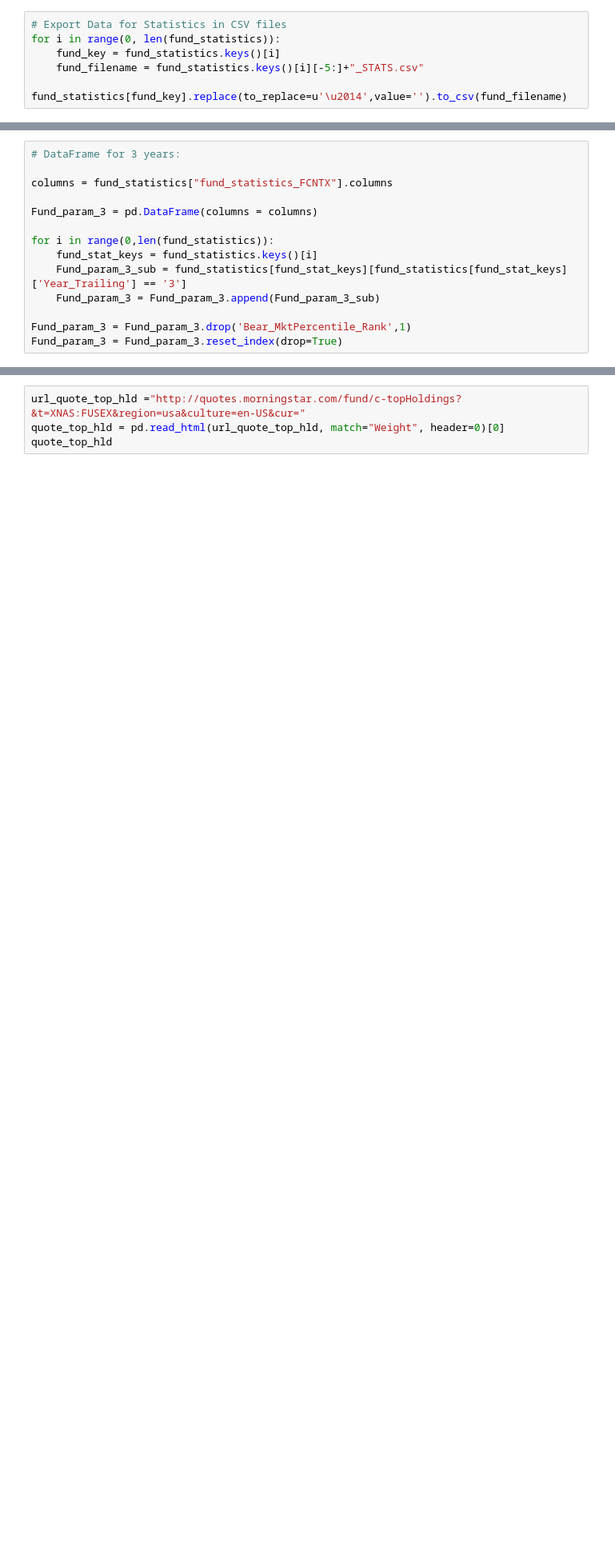
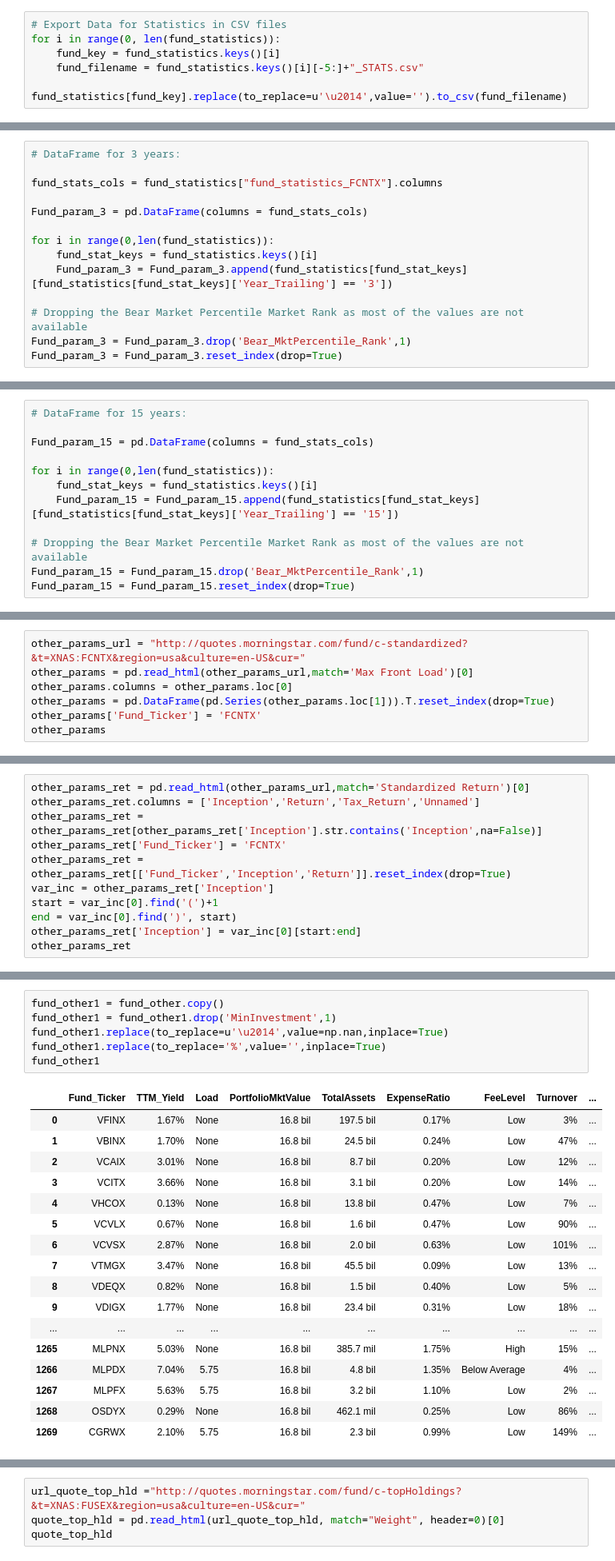
Before and after one commit to rupeshmore85/cs109_Fund_Analytics, a Jupyter notebook: Python_Code/Final_Project_Code.ipynb, the cells around one changed output, grey strips where cells are left out. Shown at 80% size. Saved outputs shown, nothing was run; the diff lists cells and outputs as text; blank space fills up the shorter version.

Commit message:
Collected other fund parameters like expense,ratio, management information, returns since inception for analysis

```diff
--- a/Python_Code/Final_Project_Code.ipynb
+++ b/Python_Code/Final_Project_Code.ipynb
@@ -533,14 +537,14 @@ fund_statistics["fund_statistics_VTWNX"]
 # %%
 # DataFrame for 3 years:
 
-columns = fund_statistics["fund_statistics_FCNTX"].columns
+fund_stats_cols = fund_statistics["fund_statistics_FCNTX"].columns
 
-Fund_param_3 = pd.DataFrame(columns = columns)
+Fund_param_3 = pd.DataFrame(columns = fund_stats_cols)
 
 for i in range(0,len(fund_statistics)):
     fund_stat_keys = fund_statistics.keys()[i]
-    Fund_param_3_sub = fund_statistics[fund_stat_keys][fund_statistics[fund_stat_keys]['Year_Trailing'] == '3']
-    Fund_param_3 = Fund_param_3.append(Fund_param_3_sub)
+    Fund_param_3 = Fund_param_3.append(fund_statistics[fund_stat_keys][fund_statistics[fund_stat_keys]['Year_Trailing'] == '3'])
 
+# Dropping the Bear Market Percentile Market Rank as most of the values are not available
 Fund_param_3 = Fund_param_3.drop('Bear_MktPercentile_Rank',1)
 Fund_param_3 = Fund_param_3.reset_index(drop=True)
@@ -575,0 +652,12 @@ Fund_param_3 = Fund_param_3[Fund_param_3['R_Squared'] != -10001.0]
+# %%
+# DataFrame for 15 years:
+
+Fund_param_15 = pd.DataFrame(columns = fund_stats_cols)
+
+for i in range(0,len(fund_statistics)):
+    fund_stat_keys = fund_statistics.keys()[i]
+    Fund_param_15 = Fund_param_15.append(fund_statistics[fund_stat_keys][fund_statistics[fund_stat_keys]['Year_Trailing'] == '15'])
+
+# Dropping the Bear Market Percentile Market Rank as most of the values are not available
+Fund_param_15 = Fund_param_15.drop('Bear_MktPercentile_Rank',1)
+Fund_param_15 = Fund_param_15.reset_index(drop=True)
@@ -575,0 +689,7 @@ Fund_param_3 = Fund_param_3[Fund_param_3['R_Squared'] != -10001.0]
+# %%
+other_params_url = "http://quotes.morningstar.com/fund/c-standardized?&t=XNAS:FCNTX&region=usa&culture=en-US&cur="
+other_params = pd.read_html(other_params_url,match='Max Front Load')[0]
+other_params.columns = other_params.loc[0]
+other_params = pd.DataFrame(pd.Series(other_params.loc[1])).T.reset_index(drop=True)
+other_params['Fund_Ticker'] = 'FCNTX'
+other_params
@@ -575,0 +699,11 @@ Fund_param_3 = Fund_param_3[Fund_param_3['R_Squared'] != -10001.0]
+# %%
+other_params_ret = pd.read_html(other_params_url,match='Standardized Return')[0]
+other_params_ret.columns = ['Inception','Return','Tax_Return','Unnamed']
+other_params_ret = other_params_ret[other_params_ret['Inception'].str.contains('Inception',na=False)]
+other_params_ret['Fund_Ticker'] = 'FCNTX'
+other_params_ret = other_params_ret[['Fund_Ticker','Inception','Return']].reset_index(drop=True)
+var_inc = other_params_ret['Inception']
+start = var_inc[0].find('(')+1
+end = var_inc[0].find(')', start)
+other_params_ret['Inception'] = var_inc[0][start:end]
+other_params_ret
@@ -575,0 +832,24 @@ Fund_param_3 = Fund_param_3[Fund_param_3['R_Squared'] != -10001.0]
+# %%
+fund_other1 = fund_other.copy()
+fund_other1 = fund_other1.drop('MinInvestment',1)
+fund_other1.replace(to_replace=u'\u2014',value=np.nan,inplace=True)
+fund_other1.replace(to_replace='%',value='',inplace=True)
+fund_other1
+# %% [output]
+|  | Fund_Ticker | TTM_Yield | Load | PortfolioMktValue | TotalAssets | ExpenseRatio | FeeLevel | Turnover | ... |
+| 0 | VFINX | 1.67% | None | 16.8 bil | 197.5 bil | 0.17% | Low | 3% | ... |
+| 1 | VBINX | 1.70% | None | 16.8 bil | 24.5 bil | 0.24% | Low | 47% | ... |
+| 2 | VCAIX | 3.01% | None | 16.8 bil | 8.7 bil | 0.20% | Low | 12% | ... |
+| 3 | VCITX | 3.66% | None | 16.8 bil | 3.1 bil | 0.20% | Low | 14% | ... |
+| 4 | VHCOX | 0.13% | None | 16.8 bil | 13.8 bil | 0.47% | Low | 7% | ... |
+| 5 | VCVLX | 0.67% | None | 16.8 bil | 1.6 bil | 0.47% | Low | 90% | ... |
+| 6 | VCVSX | 2.87% | None | 16.8 bil | 2.0 bil | 0.63% | Low | 101% | ... |
+| 7 | VTMGX | 3.47% | None | 16.8 bil | 45.5 bil | 0.09% | Low | 13% | ... |
+| 8 | VDEQX | 0.82% | None | 16.8 bil | 1.5 bil | 0.40% | Low | 5% | ... |
+| 9 | VDIGX | 1.77% | None | 16.8 bil | 23.4 bil | 0.31% | Low | 18% | ... |
+| ... | ... | ... | ... | ... | ... | ... | ... | ... | ... |
+| 1265 | MLPNX | 5.03% | None | 16.8 bil | 385.7 mil | 1.75% | High | 15% | ... |
+| 1266 | MLPDX | 7.04% | 5.75 | 16.8 bil | 4.8 bil | 1.35% | Below Average | 4% | ... |
+| 1267 | MLPFX | 5.63% | 5.75 | 16.8 bil | 3.2 bil | 1.10% | Low | 2% | ... |
+| 1268 | OSDYX | 0.29% | None | 16.8 bil | 462.1 mil | 0.25% | Low | 86% | ... |
+| 1269 | CGRWX | 2.10% | 5.75 | 16.8 bil | 2.3 bil | 0.99% | Low | 149% | ... |
```
Also changed, not shown: parts of 31 cells of this notebook.
